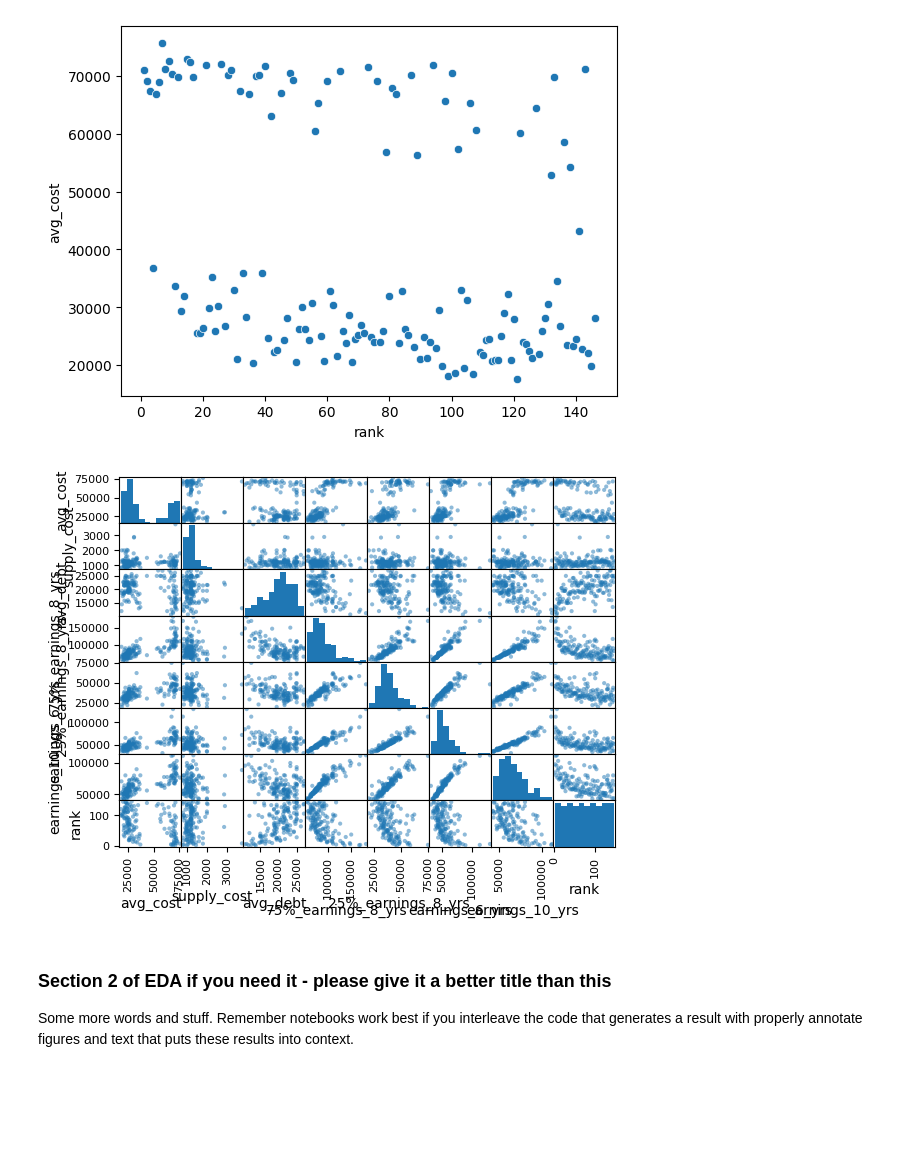
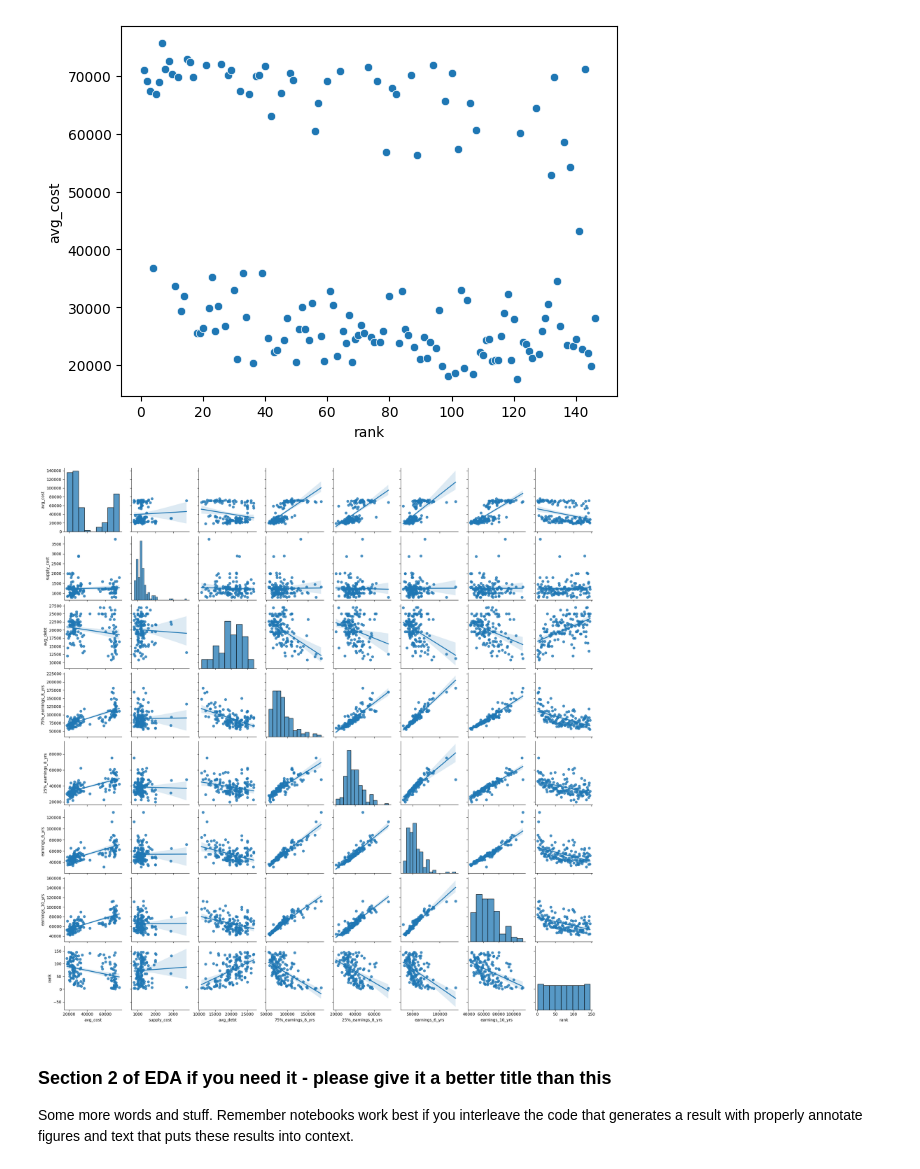
Before and after one commit to b4tan/College-Rank-and-Career-Success, a Jupyter notebook: EDACheckpoint_group067.ipynb, the cells around one changed output. Cells and saved outputs as stored; diff of their text form; code cells hidden in the pictures; blank space fills up the shorter version.

```diff
--- a/EDACheckpoint_group067.ipynb
+++ b/EDACheckpoint_group067.ipynb
@@ -255,11 +255,13 @@ sns.scatterplot(data=college_data, x='rank', y='avg_cost')
 # %% [output]
 <Axes: xlabel='rank', ylabel='avg_cost'>
 [figure]
-# %%
-fig = pd.plotting.scatter_matrix(college_data)
-plt.show()
-# %% [output]
-[figure, removed]
+# %%
+fig1 = sns.pairplot(college_data, kind='reg', diag_kind='hist')
+
+
+plt.show()
+# %% [output]
+[figure, added]
 # %% [markdown]
 ### Section 2 of EDA if you need it  - please give it a better title than this
 
```
Also changed, not shown: parts of 2 cells of this notebook.
